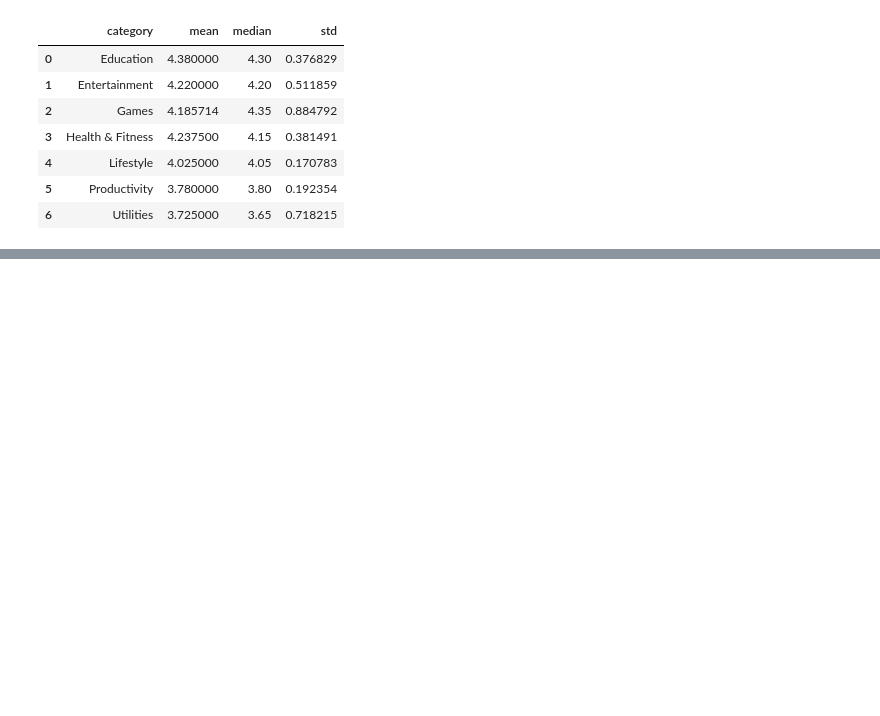
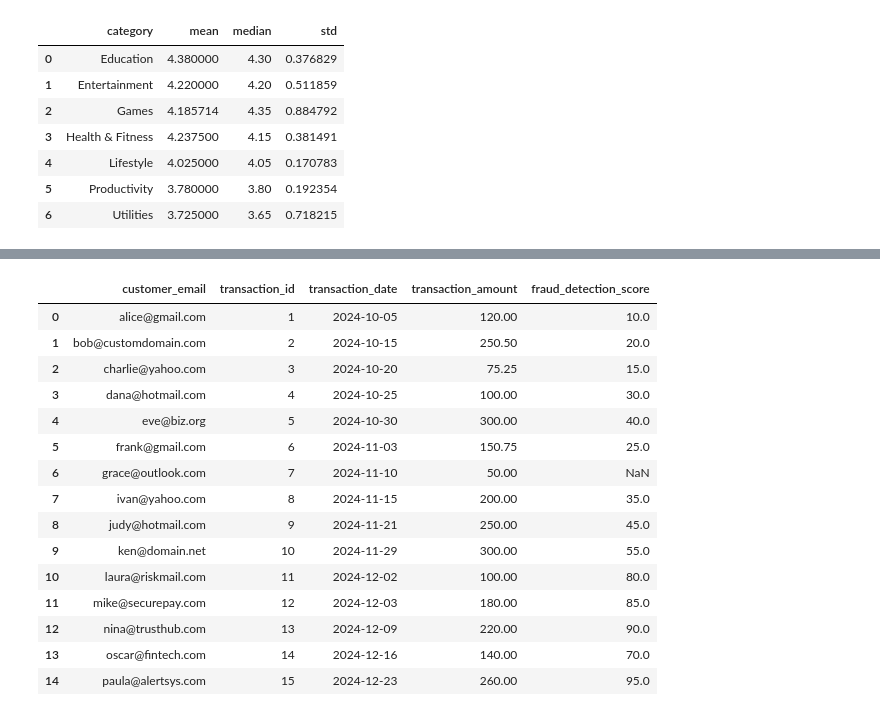
Before and after one commit to Haris-09/Python-Summer-Party-Challenge, a Jupyter notebook: Python_Summer_Party.ipynb, the cells around one changed output, grey strips where cells are left out. Cells and saved outputs as stored; diff of their text form; code cells hidden in the pictures; blank space fills up the shorter version.

```diff
--- a/Python_Summer_Party.ipynb
+++ b/Python_Summer_Party.ipynb
@@ -1440,0 +1473,22 @@ display(category_rating_stats)
+# %%
+fct_transactions = """customer_email	 transaction_id	 transaction_date	 transaction_amount	 fraud_detection_score
+alice@gmail.com	 1	 2024-10-05	 120	 10
+bob@customdomain.com	 2	 2024-10-15	 250.5	 20
+charlie@yahoo.com	 3	 2024-10-20	 75.25	 15
+dana@hotmail.com	 4	 2024-10-25	 100	 30
+eve@biz.org	 5	 2024-10-30	 300	 40
+frank@gmail.com	 6	 2024-11-03	 150.75	 25
+grace@outlook.com	 7	 2024-11-10		50
+ivan@yahoo.com	 8	 2024-11-15	 200	 35
+judy@hotmail.com	 9	 2024-11-21	 250	 45
+ken@domain.net	 10	 2024-11-29	 300	 55
+laura@riskmail.com	 11	 2024-12-02	 100	 80
+mike@securepay.com	 12	 2024-12-03	 180	 85
+nina@trusthub.com	 13	 2024-12-09	 220	 90
+oscar@fintech.com	 14	 2024-12-16	 140	 70
+paula@alertsys.com	 15	 2024-12-23	 260	 95
+"""
+
+fct_transactions = pd.read_csv(io.StringIO(fct_transactions), sep='\s\s+', engine='python')
+fct_transactions['transaction_date'] = pd.to_datetime(fct_transactions['transaction_date'])
+fct_transactions.dtypes
@@ -1440,0 +1517,19 @@ display(category_rating_stats)
+# %%
+fct_transactions
+# %% [output]
+|  | customer_email | transaction_id | transaction_date | transaction_amount | fraud_detection_score |
+| 0 | alice@gmail.com | 1 | 2024-10-05 | 120.00 | 10.0 |
+| 1 | bob@customdomain.com | 2 | 2024-10-15 | 250.50 | 20.0 |
+| 2 | charlie@yahoo.com | 3 | 2024-10-20 | 75.25 | 15.0 |
+| 3 | dana@hotmail.com | 4 | 2024-10-25 | 100.00 | 30.0 |
+| 4 | eve@biz.org | 5 | 2024-10-30 | 300.00 | 40.0 |
+| 5 | frank@gmail.com | 6 | 2024-11-03 | 150.75 | 25.0 |
+| 6 | grace@outlook.com | 7 | 2024-11-10 | 50.00 | NaN |
+| 7 | ivan@yahoo.com | 8 | 2024-11-15 | 200.00 | 35.0 |
+| 8 | judy@hotmail.com | 9 | 2024-11-21 | 250.00 | 45.0 |
+| 9 | ken@domain.net | 10 | 2024-11-29 | 300.00 | 55.0 |
+| 10 | laura@riskmail.com | 11 | 2024-12-02 | 100.00 | 80.0 |
+| 11 | mike@securepay.com | 12 | 2024-12-03 | 180.00 | 85.0 |
+| 12 | nina@trusthub.com | 13 | 2024-12-09 | 220.00 | 90.0 |
+| 13 | oscar@fintech.com | 14 | 2024-12-16 | 140.00 | 70.0 |
+| 14 | paula@alertsys.com | 15 | 2024-12-23 | 260.00 | 95.0 |
```
Also changed, not shown: parts of 14 cells of this notebook.
